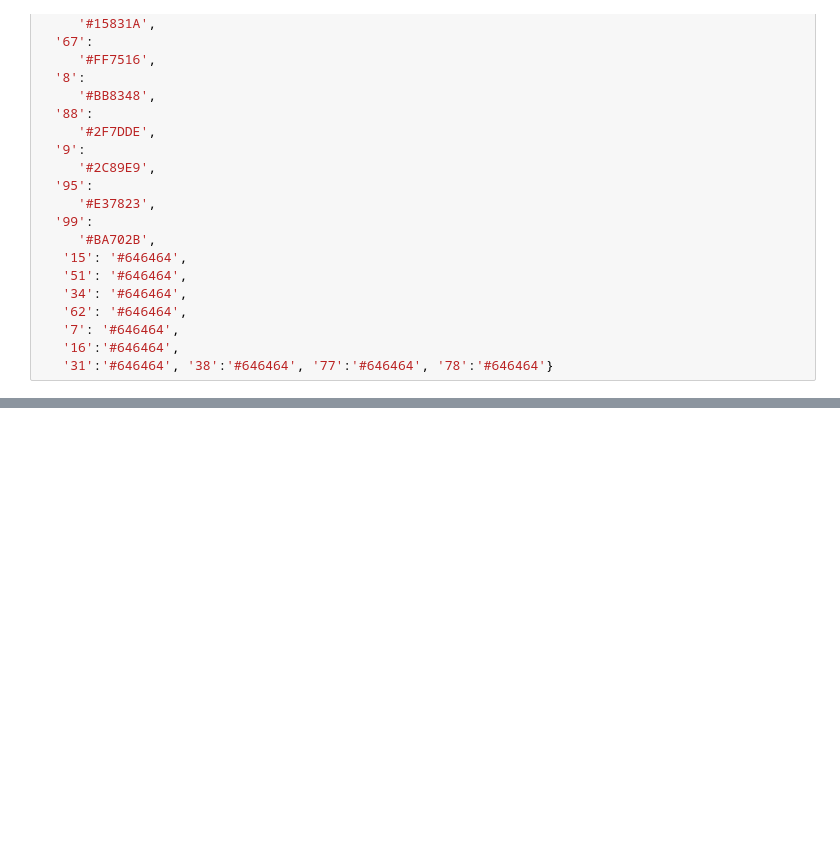
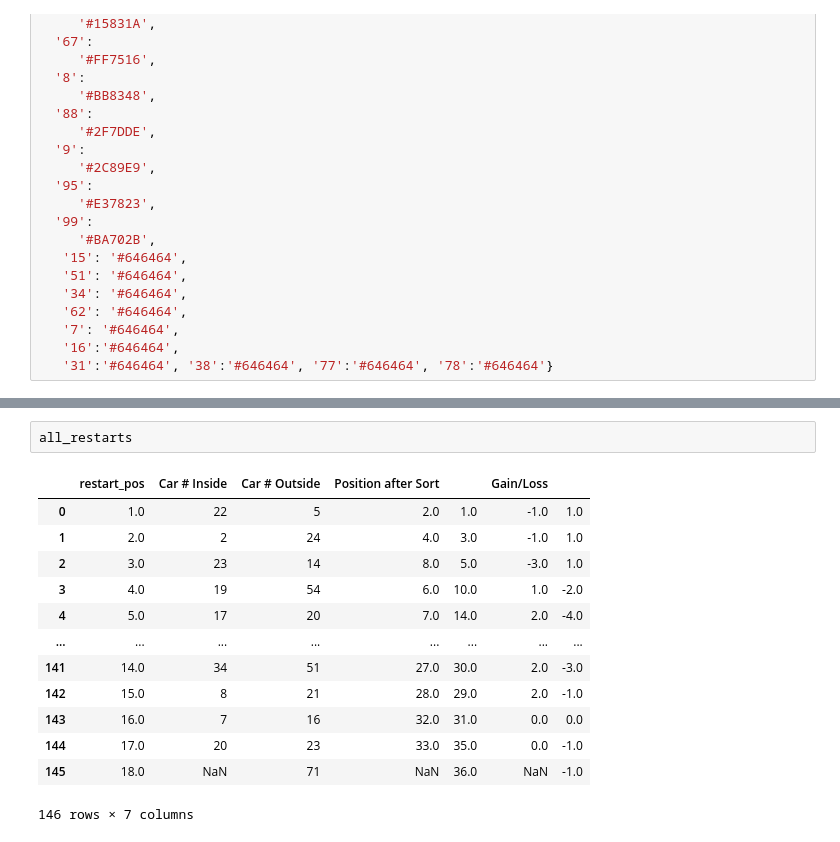
Before and after one commit to vectorob/flights, a Jupyter notebook: OneDrive - 23XI Racing/Desktop/Restarts/restart_check.ipynb, the cells around one changed output, grey strips where cells are left out. Saved outputs shown, nothing was run; the diff lists cells and outputs as text; blank space fills up the shorter version.

```diff
--- a/OneDrive - 23XI Racing/Desktop/Restarts/restart_check.ipynb
+++ b/OneDrive - 23XI Racing/Desktop/Restarts/restart_check.ipynb
@@ -116,0 +193,16 @@ FileNotFoundError: [Errno 2] No such file or directory: '../Restarts/24LAC1 Drie
+# %%
+all_restarts
+# %% [output]
+|  | restart_pos | Car # Inside | Car # Outside | Position after Sort |  | Gain/Loss |  |
+| 0 | 1.0 | 22 | 5 | 2.0 | 1.0 | -1.0 | 1.0 |
+| 1 | 2.0 | 2 | 24 | 4.0 | 3.0 | -1.0 | 1.0 |
+| 2 | 3.0 | 23 | 14 | 8.0 | 5.0 | -3.0 | 1.0 |
+| 3 | 4.0 | 19 | 54 | 6.0 | 10.0 | 1.0 | -2.0 |
+| 4 | 5.0 | 17 | 20 | 7.0 | 14.0 | 2.0 | -4.0 |
+| ... | ... | ... | ... | ... | ... | ... | ... |
+| 141 | 14.0 | 34 | 51 | 27.0 | 30.0 | 2.0 | -3.0 |
+| 142 | 15.0 | 8 | 21 | 28.0 | 29.0 | 2.0 | -1.0 |
+| 143 | 16.0 | 7 | 16 | 32.0 | 31.0 | 0.0 | 0.0 |
+| 144 | 17.0 | 20 | 23 | 33.0 | 35.0 | 0.0 | -1.0 |
+| 145 | 18.0 | NaN | 71 | NaN | 36.0 | NaN | -1.0 |
+146 rows × 7 columns
```
Also changed, not shown: parts of 21 cells of this notebook, 6 other files.
